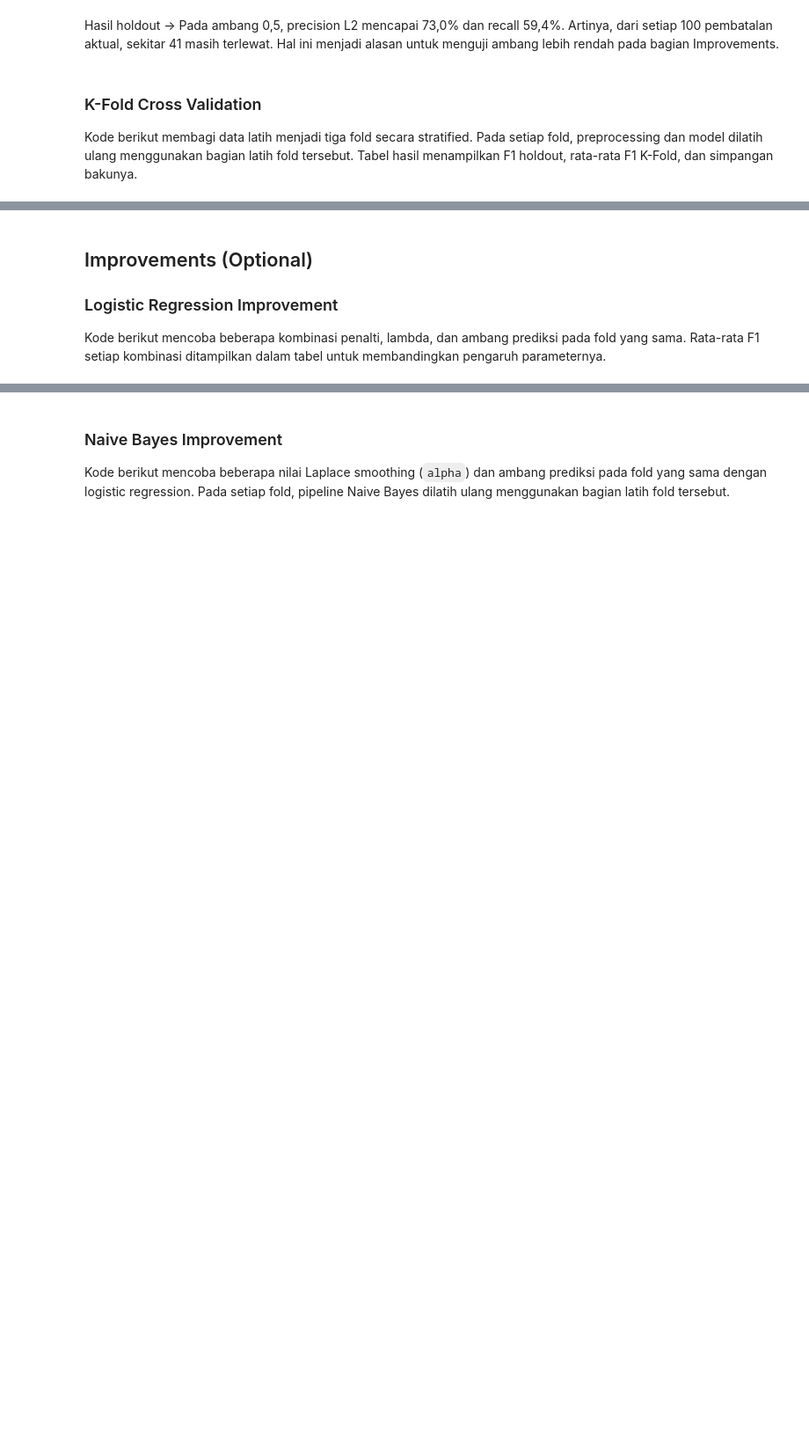
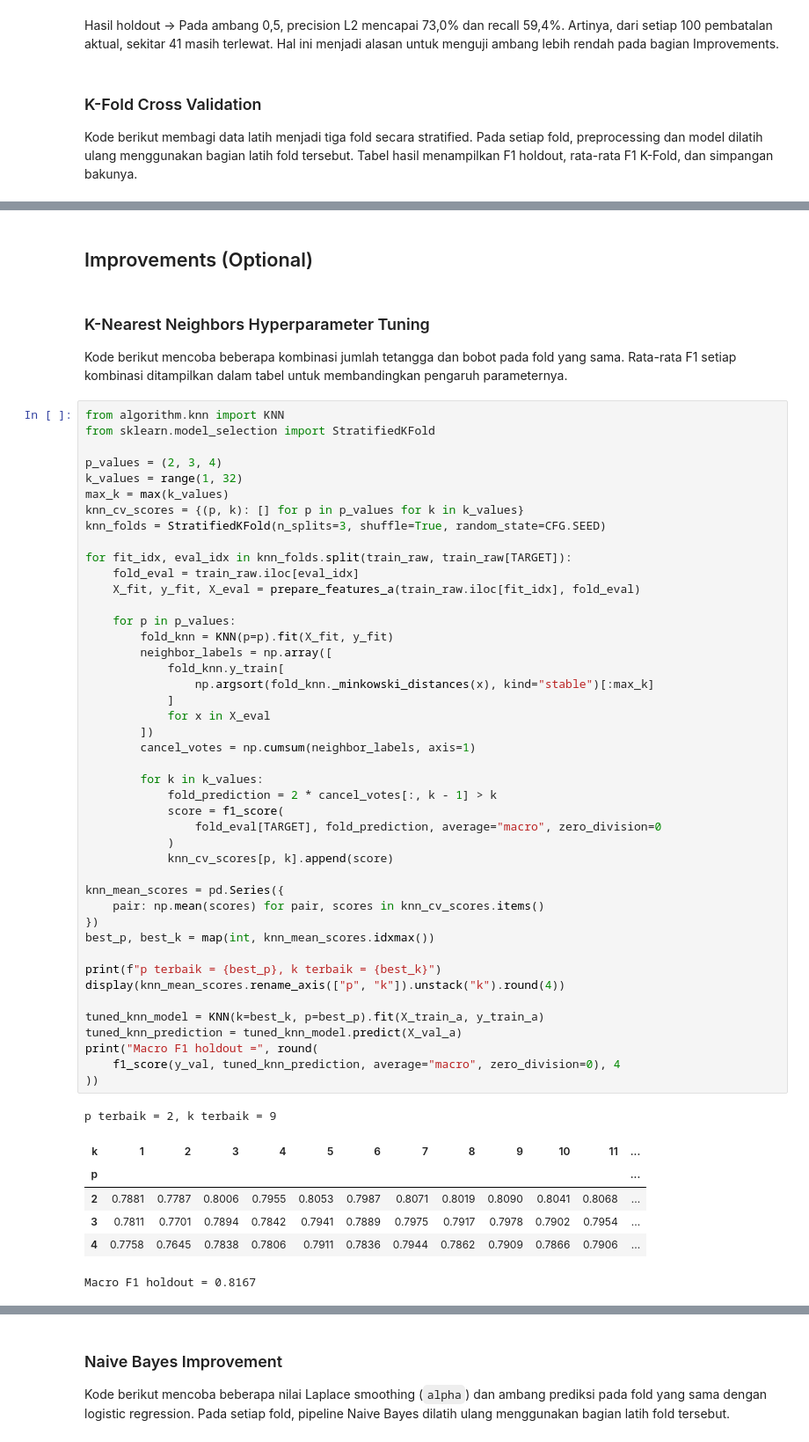
Before and after one commit to Hagon47/IF3170_G24_AyamNutellaBear, a Jupyter notebook: src/notebook/notebook.ipynb, the cells around one changed output, grey strips where cells are left out. Shown at 88% size. Saved outputs shown, nothing was run; the diff lists cells and outputs as text; blank space fills up the shorter version.

Commit message:
feat: add knn integration with notebook and minkowski for tuning

```diff
--- a/src/notebook/notebook.ipynb
+++ b/src/notebook/notebook.ipynb
@@ -1487,6 +1461,57 @@ comparison.round(4)
 # %% [markdown]
 ## Improvements (Optional)
-
-### Logistic Regression Improvement
-
-Kode berikut mencoba beberapa kombinasi penalti, lambda, dan ambang prediksi pada fold yang sama. Rata-rata F1 setiap kombinasi ditampilkan dalam tabel untuk membandingkan pengaruh parameternya.
+# %% [markdown]
+### K-Nearest Neighbors Hyperparameter Tuning
+Kode berikut mencoba beberapa kombinasi jumlah tetangga dan bobot pada fold yang sama. Rata-rata F1 setiap kombinasi ditampilkan dalam tabel untuk membandingkan pengaruh parameternya.
+# %%
+from algorithm.knn import KNN
+from sklearn.model_selection import StratifiedKFold
+
+p_values = (2, 3, 4)
+k_values = range(1, 32)
+max_k = max(k_values)
+knn_cv_scores = {(p, k): [] for p in p_values for k in k_values}
+knn_folds = StratifiedKFold(n_splits=3, shuffle=True, random_state=CFG.SEED)
+
+for fit_idx, eval_idx in knn_folds.split(train_raw, train_raw[TARGET]):
+    fold_eval = train_raw.iloc[eval_idx]
+    X_fit, y_fit, X_eval = prepare_features_a(train_raw.iloc[fit_idx], fold_eval)
+
+    for p in p_values:
+        fold_knn = KNN(p=p).fit(X_fit, y_fit)
+        neighbor_labels = np.array([
+            fold_knn.y_train[
+                np.argsort(fold_knn._minkowski_distances(x), kind="stable")[:max_k]
+            ]
+            for x in X_eval
+        ])
+        cancel_votes = np.cumsum(neighbor_labels, axis=1)
+
+        for k in k_values:
+            fold_prediction = 2 * cancel_votes[:, k - 1] > k
+            score = f1_score(
+                fold_eval[TARGET], fold_prediction, average="macro", zero_division=0
+            )
+            knn_cv_scores[p, k].append(score)
+
+knn_mean_scores = pd.Series({
+    pair: np.mean(scores) for pair, scores in knn_cv_scores.items()
+})
+best_p, best_k = map(int, knn_mean_scores.idxmax())
+
+print(f"p terbaik = {best_p}, k terbaik = {best_k}")
+display(knn_mean_scores.rename_axis(["p", "k"]).unstack("k").round(4))
+
+tuned_knn_model = KNN(k=best_k, p=best_p).fit(X_train_a, y_train_a)
+tuned_knn_prediction = tuned_knn_model.predict(X_val_a)
+print("Macro F1 holdout =", round(
+    f1_score(y_val, tuned_knn_prediction, average="macro", zero_division=0), 4
+))
+# %% [output]
+p terbaik = 2, k terbaik = 9
+| k | 1 | 2 | 3 | 4 | 5 | 6 | 7 | 8 | 9 | 10 | 11 | ... |
+| p |  |  |  |  |  |  |  |  |  |  |  | ... |
+| 2 | 0.7881 | 0.7787 | 0.8006 | 0.7955 | 0.8053 | 0.7987 | 0.8071 | 0.8019 | 0.8090 | 0.8041 | 0.8068 | ... |
+| 3 | 0.7811 | 0.7701 | 0.7894 | 0.7842 | 0.7941 | 0.7889 | 0.7975 | 0.7917 | 0.7978 | 0.7902 | 0.7954 | ... |
+| 4 | 0.7758 | 0.7645 | 0.7838 | 0.7806 | 0.7911 | 0.7836 | 0.7944 | 0.7862 | 0.7909 | 0.7866 | 0.7906 | ... |
+Macro F1 holdout = 0.8167
```
Also changed, not shown: parts of 29 cells of this notebook, 1 other file.
